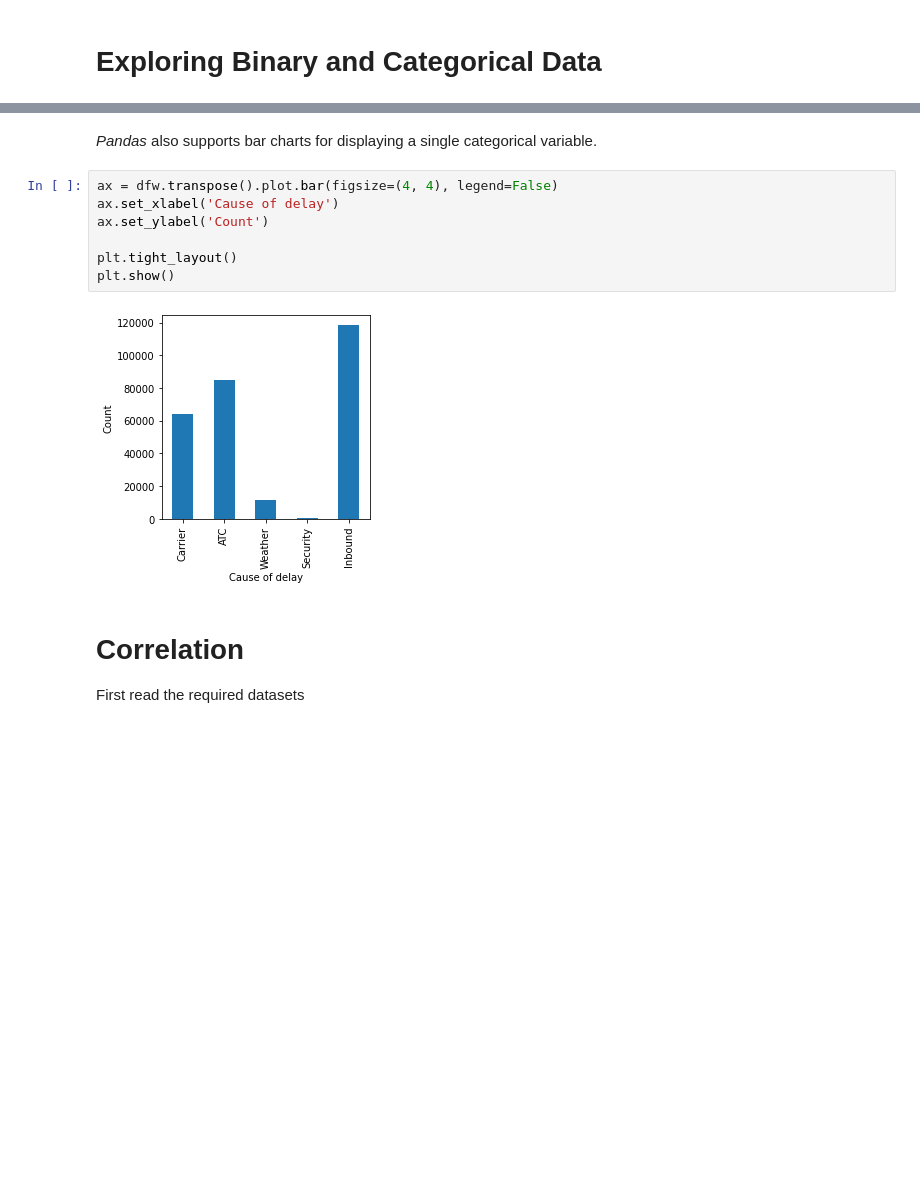
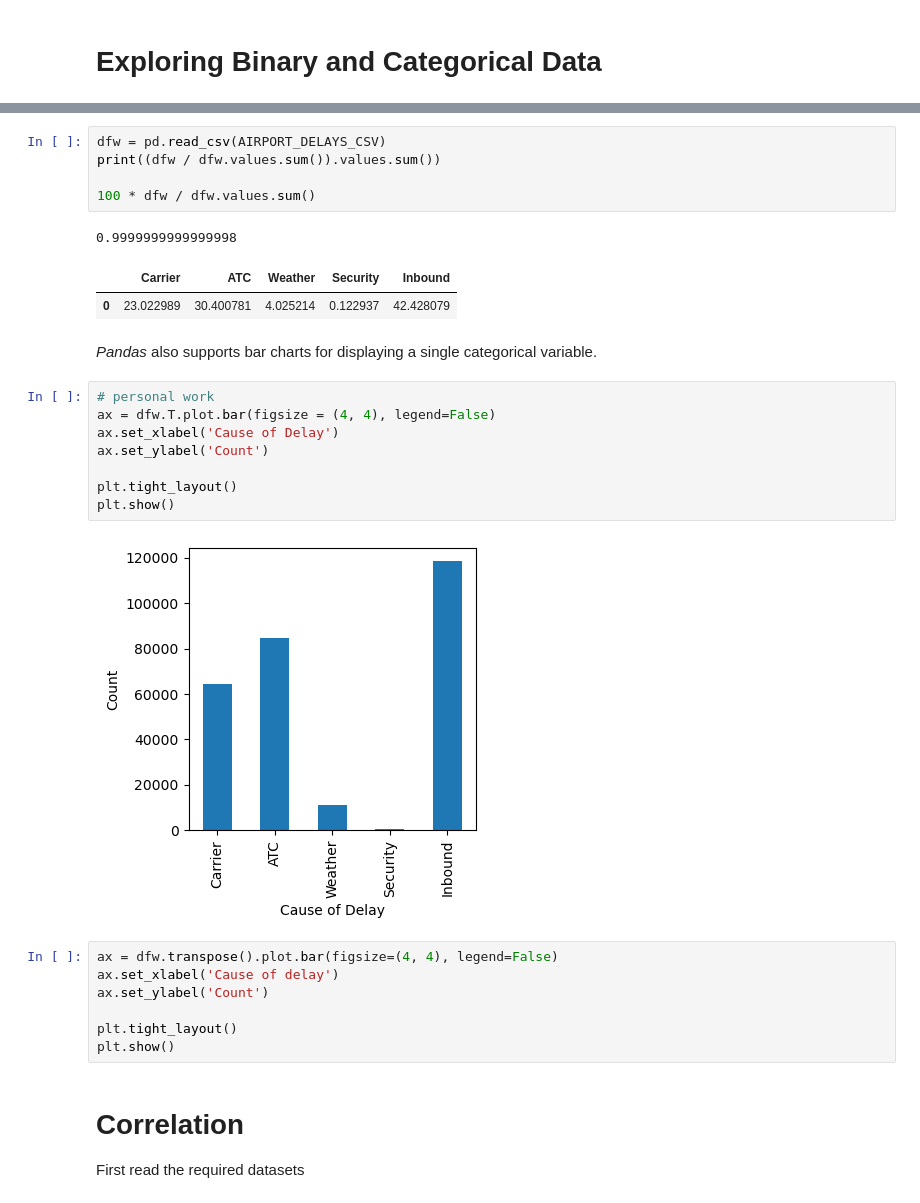
Before and after one commit to aaron-mv-moore/practical-statistics-for-data-scientists, a Jupyter notebook: python/notebooks/Chapter 1 - Exploratory Data Analysis.ipynb, the cells around one changed output, grey strips where cells are left out. Drawn from its saved outputs; the diff is of its cells as text; blank space fills up the shorter version.

```diff
--- a/python/notebooks/Chapter 1 - Exploratory Data Analysis.ipynb
+++ b/python/notebooks/Chapter 1 - Exploratory Data Analysis.ipynb
@@ -293,5 +268,24 @@ print(100 * dfw / dfw.values.sum())
+# %%
+dfw = pd.read_csv(AIRPORT_DELAYS_CSV)
+print((dfw / dfw.values.sum()).values.sum())
+
+100 * dfw / dfw.values.sum()
+# %% [output]
+0.9999999999999998
+|  | Carrier | ATC | Weather | Security | Inbound |
+| 0 | 23.022989 | 30.400781 | 4.025214 | 0.122937 | 42.428079 |
 # %% [markdown]
 _Pandas_ also supports bar charts for displaying a single categorical variable.
+# %%
+# personal work
+ax = dfw.T.plot.bar(figsize = (4, 4), legend=False)
+ax.set_xlabel('Cause of Delay')
+ax.set_ylabel('Count')
+
+plt.tight_layout()
+plt.show()
+# %% [output]
+[figure, added]
 # %%
 ax = dfw.transpose().plot.bar(figsize=(4, 4), legend=False)
 ax.set_xlabel('Cause of delay')
@@ -299,8 +293,6 @@ ax.set_ylabel('Count')
 
 plt.tight_layout()
 plt.show()
-# %% [output]
-[figure, removed]
 # %% [markdown]
 # Correlation
 First read the required datasets
```
Also changed, not shown: parts of 33 cells of this notebook, 17 other files.
